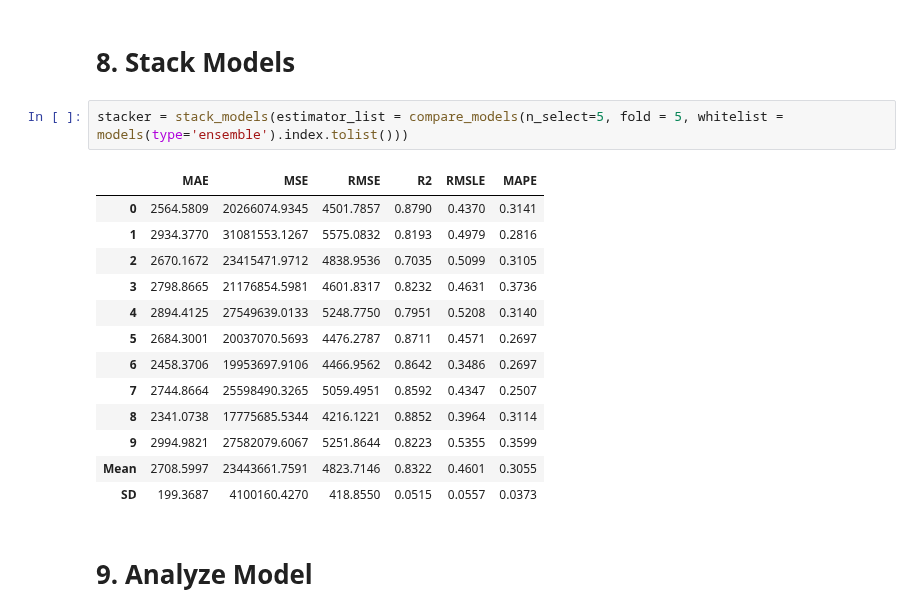
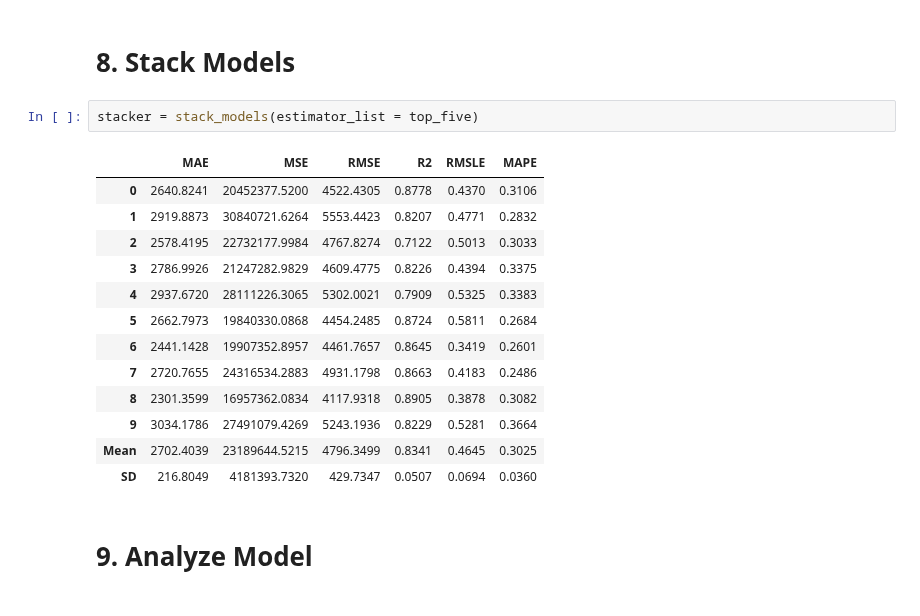
Before and after one commit to wilsonify/pycaret, a Jupyter notebook: examples/PyCaret 2 Regression.ipynb, the cells around one changed output. Saved outputs shown, nothing was run; the diff lists cells and outputs as text.

```diff
--- a/examples/PyCaret 2 Regression.ipynb
+++ b/examples/PyCaret 2 Regression.ipynb
@@ -203,21 +222,21 @@ blender = blend_models()
 # %% [markdown]
 # 8. Stack Models
-# %%
-stacker = stack_models(estimator_list = compare_models(n_select=5, fold = 5, whitelist = models(type='ensemble').index.tolist()))
-# %% [output]
-|  | MAE | MSE | RMSE | R2 | RMSLE | MAPE |
-| 0 | 2564.5809 | 20266074.9345 | 4501.7857 | 0.8790 | 0.4370 | 0.3141 |
-| 1 | 2934.3770 | 31081553.1267 | 5575.0832 | 0.8193 | 0.4979 | 0.2816 |
-| 2 | 2670.1672 | 23415471.9712 | 4838.9536 | 0.7035 | 0.5099 | 0.3105 |
-| 3 | 2798.8665 | 21176854.5981 | 4601.8317 | 0.8232 | 0.4631 | 0.3736 |
-| 4 | 2894.4125 | 27549639.0133 | 5248.7750 | 0.7951 | 0.5208 | 0.3140 |
-| 5 | 2684.3001 | 20037070.5693 | 4476.2787 | 0.8711 | 0.4571 | 0.2697 |
-| 6 | 2458.3706 | 19953697.9106 | 4466.9562 | 0.8642 | 0.3486 | 0.2697 |
-| 7 | 2744.8664 | 25598490.3265 | 5059.4951 | 0.8592 | 0.4347 | 0.2507 |
-| 8 | 2341.0738 | 17775685.5344 | 4216.1221 | 0.8852 | 0.3964 | 0.3114 |
-| 9 | 2994.9821 | 27582079.6067 | 5251.8644 | 0.8223 | 0.5355 | 0.3599 |
-| Mean | 2708.5997 | 23443661.7591 | 4823.7146 | 0.8322 | 0.4601 | 0.3055 |
-| SD | 199.3687 | 4100160.4270 | 418.8550 | 0.0515 | 0.0557 | 0.0373 |
+# %%
+stacker = stack_models(estimator_list = top_five)
+# %% [output]
+|  | MAE | MSE | RMSE | R2 | RMSLE | MAPE |
+| 0 | 2640.8241 | 20452377.5200 | 4522.4305 | 0.8778 | 0.4370 | 0.3106 |
+| 1 | 2919.8873 | 30840721.6264 | 5553.4423 | 0.8207 | 0.4771 | 0.2832 |
+| 2 | 2578.4195 | 22732177.9984 | 4767.8274 | 0.7122 | 0.5013 | 0.3033 |
+| 3 | 2786.9926 | 21247282.9829 | 4609.4775 | 0.8226 | 0.4394 | 0.3375 |
+| 4 | 2937.6720 | 28111226.3065 | 5302.0021 | 0.7909 | 0.5325 | 0.3383 |
+| 5 | 2662.7973 | 19840330.0868 | 4454.2485 | 0.8724 | 0.5811 | 0.2684 |
+| 6 | 2441.1428 | 19907352.8957 | 4461.7657 | 0.8645 | 0.3419 | 0.2601 |
+| 7 | 2720.7655 | 24316534.2883 | 4931.1798 | 0.8663 | 0.4183 | 0.2486 |
+| 8 | 2301.3599 | 16957362.0834 | 4117.9318 | 0.8905 | 0.3878 | 0.3082 |
+| 9 | 3034.1786 | 27491079.4269 | 5243.1936 | 0.8229 | 0.5281 | 0.3664 |
+| Mean | 2702.4039 | 23189644.5215 | 4796.3499 | 0.8341 | 0.4645 | 0.3025 |
+| SD | 216.8049 | 4181393.7320 | 429.7347 | 0.0507 | 0.0694 | 0.0360 |
 # %% [markdown]
 # 9. Analyze Model
 # %%
```
Also changed, not shown: parts of 27 cells of this notebook, 1 other file.
